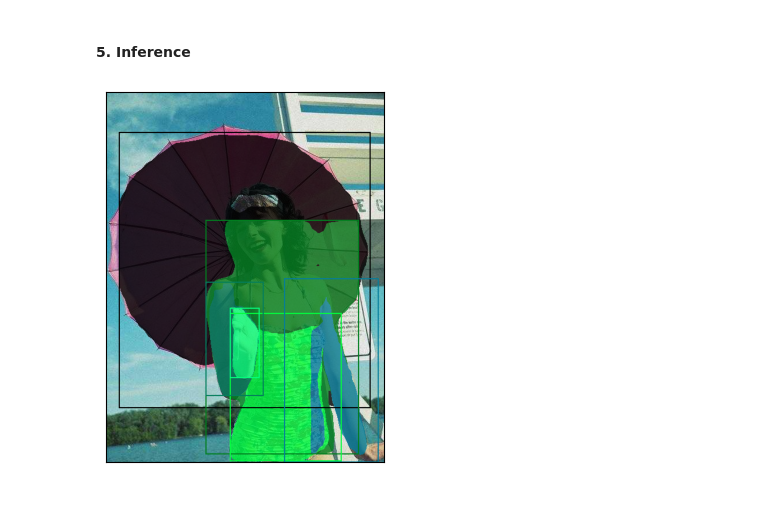
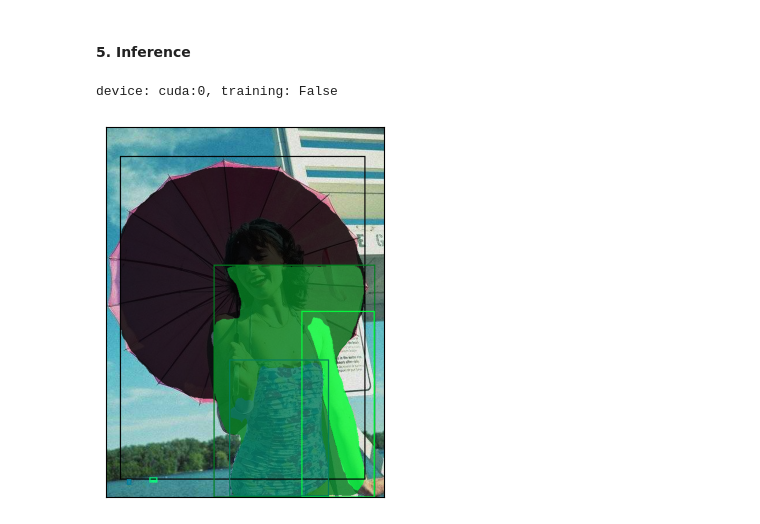
Before and after one commit to christopher192/computer-vision-deep-learning-project, a Jupyter notebook: project/instance_segmentation/coco8_seg/training.ipynb, the cells around one changed output. Saved outputs shown, nothing was run; the diff lists cells and outputs as text; code cells hidden in the pictures.

```diff
--- a/project/instance_segmentation/coco8_seg/training.ipynb
+++ b/project/instance_segmentation/coco8_seg/training.ipynb
@@ -365,6 +388,13 @@ MlflowException: Path 'd:\Git\computer-vision-deep-learning-project\project\inst
 #### 5. Inference
 # %%
 cpu_device = torch.device("cpu")
+
+run_id = run.info.run_id
+model_path = f"runs:/{run_id}/model"
+loaded_model = mlflow.pytorch.load_model(model_path)
+
+# check models` device
+print(f"device: {next(loaded_model.parameters()).device}, training: {loaded_model.training}")
 
 resize_transform = v2.Compose([
     v2.ToImage(),
@@ -376,18 +406,17 @@ resize_transform = v2.Compose([
 image_path = "../../../dataset/coco8-seg/valid/images/000000000036_jpg.rf.6783d468f8475090f3d3f214930df8aa.jpg"
 
 ori_img = Image.open(image_path)
-ori_img = transform(ori_img).unsqueeze(0).to(cpu_device)
+ori_img = transform(ori_img).unsqueeze(0).to(device)
 
 image = Image.open(image_path)
-image = resize_transform(image).unsqueeze(0).to(cpu_device)
+image = resize_transform(image).unsqueeze(0).to(device)
 
-model.to(cpu_device)
-model.eval()
+# model.eval()
 
 with torch.no_grad():
 # with torch.inference_mode():
-    output = model(image)
-    masks = output[0]['masks'].squeeze(1)
+    output = loaded_model(image)
+    masks = output[0]['masks'].squeeze(1).to(cpu_device)
 
     # total_mask = masks.sum(axis = 0)
     # total_mask = total_mask / total_mask.max()
@@ -405,35 +434,36 @@ with torch.no_grad():
 
     masks_tensor_bool = resized_masks > 0.5
 
-    boxes = output[0]['boxes']
+    boxes = output[0]['boxes'].to(cpu_device)
     width_scale = ori_width / cur_width
     height_scale = ori_height / cur_height
 
     scaled_boxes = []
 
     for box in boxes:
         scaled_box = [
             box[0] * width_scale,
             box[1] * height_scale,
             box[2] * width_scale,
             box[3] * height_scale
         ]
         scaled_boxes.append(scaled_box)
 
     scaled_boxes_tensor = torch.tensor(scaled_boxes)
 
-    scores = output[0]['scores']
+    scores = output[0]['scores'].to(cpu_device)
 
     keep = nms(boxes, scores, iou_threshold = 0.5)
     scaled_boxes_tensor = scaled_boxes_tensor[keep]
     masks_tensor_bool = masks_tensor_bool[keep]
 
     image_uint8 = (ori_img.squeeze(0) * 255).to(torch.uint8)
     result = draw_segmentation_masks(image_uint8, masks = masks_tensor_bool, alpha = 0.8)
     # colors = ['red'] * len(scaled_boxes_tensor)
     # result_with_boxes = draw_bounding_boxes(result, scaled_boxes_tensor, width = 5, colors = colors)
     result_with_boxes = draw_bounding_boxes(result, scaled_boxes_tensor, width = 2)
 
     show(result_with_boxes)
 # %% [output]
+device: cuda:0, training: False
-[figure, old version]
+[figure, new version]
```
Also changed, not shown: parts of 7 cells of this notebook, 1 other file.
